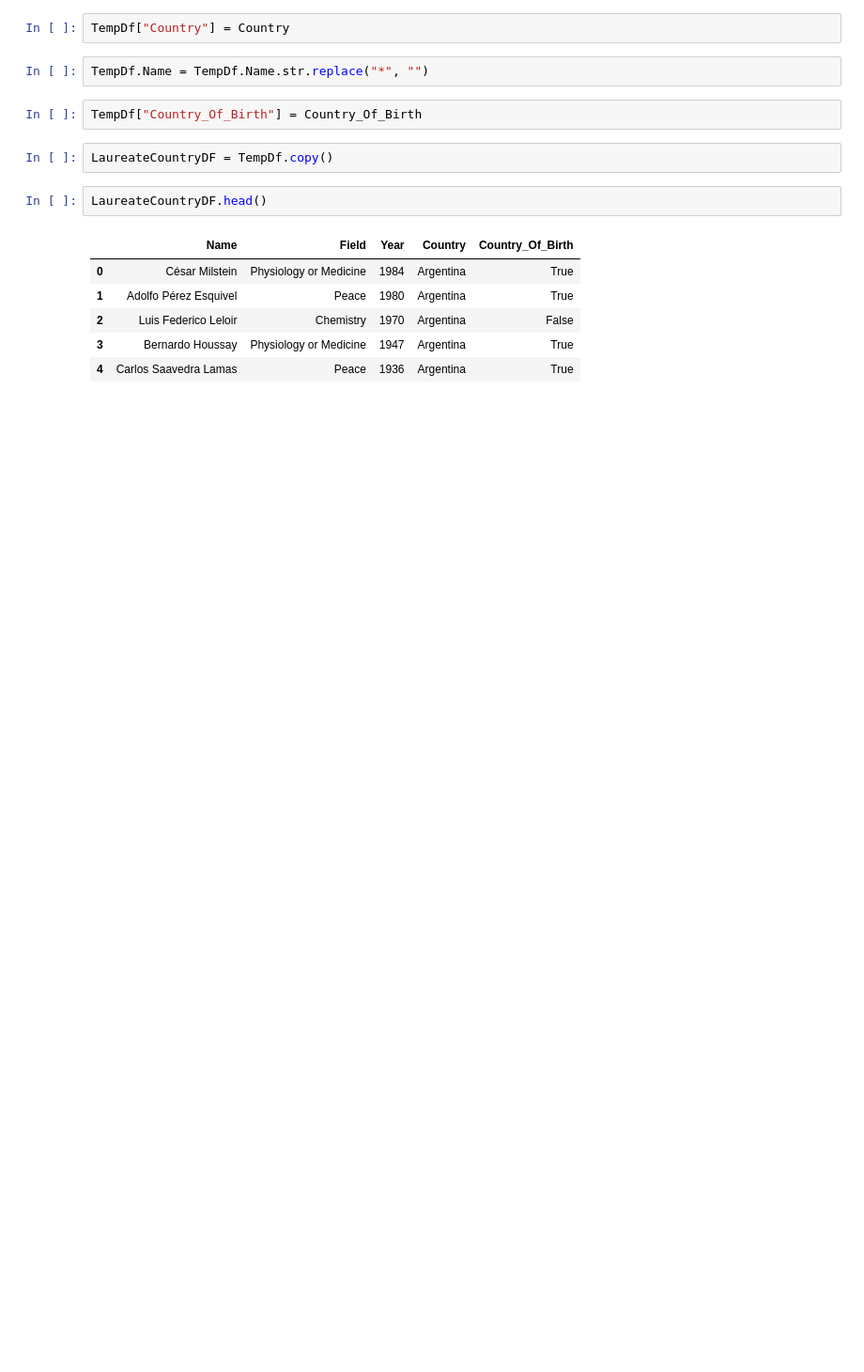
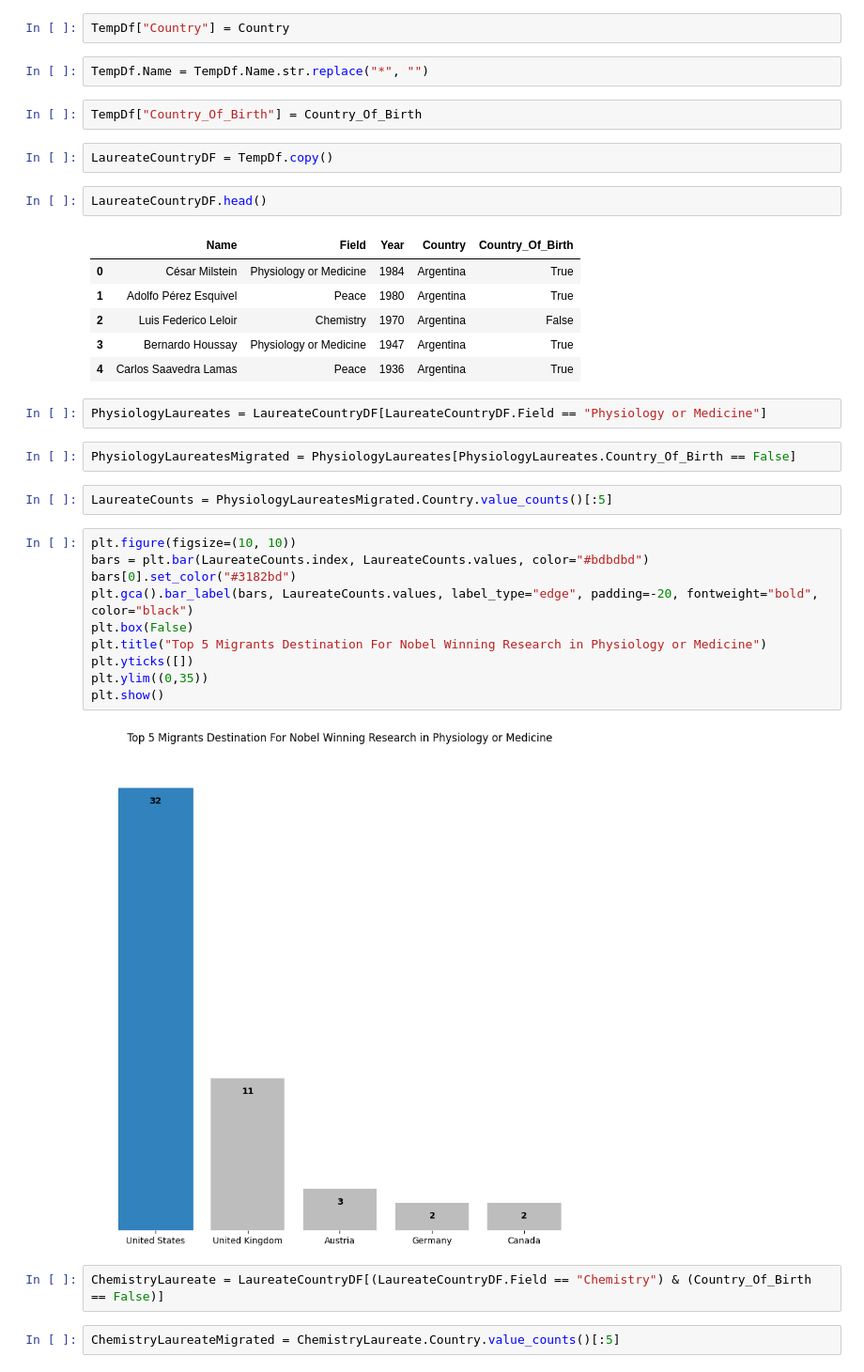
Before and after one commit to adelvictor/Nobel-Laureate, a Jupyter notebook: NobelLaureates.ipynb, the cells around one changed output. Shown at 94% size. Saved outputs shown, nothing was run; the diff lists cells and outputs as text; blank space fills up the shorter version.

Commit message:
Migrant Destination Visuals

```diff
--- a/NobelLaureates.ipynb
+++ b/NobelLaureates.ipynb
@@ -107,3 +107,25 @@ LaureateCountryDF.head()
 | 2 | Luis Federico Leloir | Chemistry | 1970 | Argentina | False |
 | 3 | Bernardo Houssay | Physiology or Medicine | 1947 | Argentina | True |
 | 4 | Carlos Saavedra Lamas | Peace | 1936 | Argentina | True |
+# %%
+PhysiologyLaureates = LaureateCountryDF[LaureateCountryDF.Field == "Physiology or Medicine"]
+# %%
+PhysiologyLaureatesMigrated = PhysiologyLaureates[PhysiologyLaureates.Country_Of_Birth == False]
+# %%
+LaureateCounts = PhysiologyLaureatesMigrated.Country.value_counts()[:5]
+# %%
+plt.figure(figsize=(10, 10))
+bars = plt.bar(LaureateCounts.index, LaureateCounts.values, color="#bdbdbd")
+bars[0].set_color("#3182bd")
+plt.gca().bar_label(bars, LaureateCounts.values, label_type="edge", padding=-20, fontweight="bold", color="black")
+plt.box(False)
+plt.title("Top 5 Migrants Destination For Nobel Winning Research in Physiology or Medicine")
+plt.yticks([])
+plt.ylim((0,35))
+plt.show()
+# %% [output]
+[figure, added]
+# %%
+ChemistryLaureate = LaureateCountryDF[(LaureateCountryDF.Field == "Chemistry") & (Country_Of_Birth == False)]
+# %%
+ChemistryLaureateMigrated = ChemistryLaureate.Country.value_counts()[:5]
```
Also changed, not shown: parts of 5 cells of this notebook.
